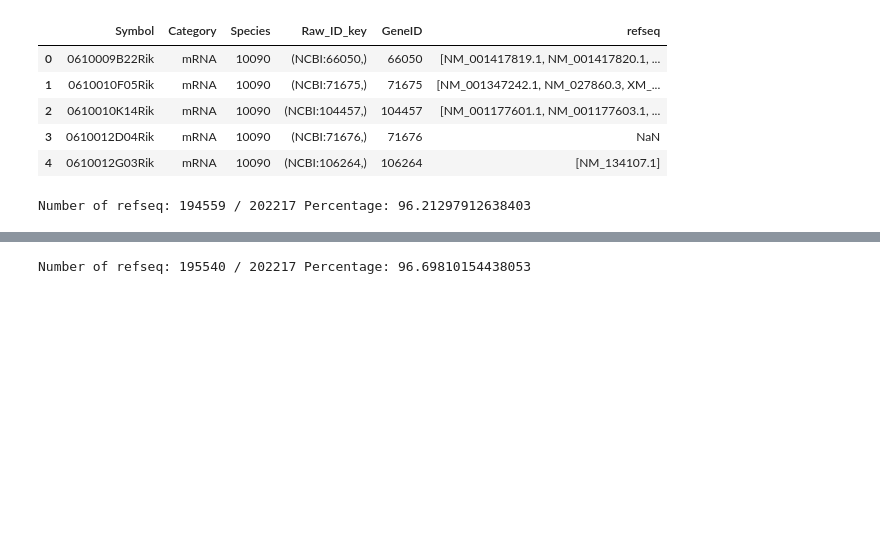
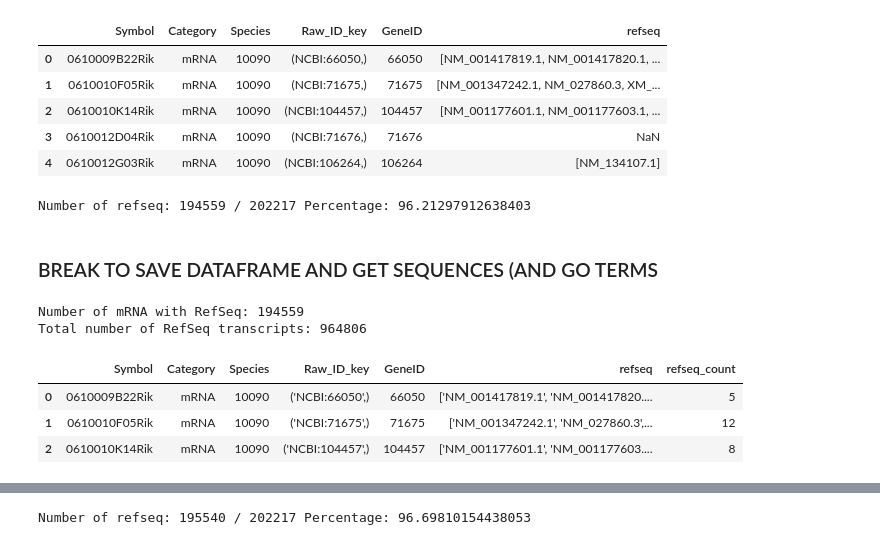
Before and after one commit to AnacletoLAB/RNAInterSeq, a Jupyter notebook: script01.ipynb, the cells around one changed output, grey strips where cells are left out. Drawn from its saved outputs; the diff is of its cells as text; code cells hidden in the pictures; blank space fills up the shorter version.

```diff
--- a/script01.ipynb
+++ b/script01.ipynb
@@ -246,3 +241,5 @@ df_ncbi.head()
 print("Number of refseq:", df_ncbi["refseq"].notna().sum(),"/",len(df_ncbi), "Percentage:", 100*df_ncbi["refseq"].notna().sum()/len(df_ncbi))
 # %% [output]
 Number of refseq: 194559 / 202217 Percentage: 96.21297912638403
+# %% [markdown]
+###  BREAK TO SAVE DATAFRAME AND GET SEQUENCES (AND GO TERMS
@@ -248,0 +255,13 @@ Number of refseq: 194559 / 202217 Percentage: 96.21297912638403
+# %%
+# Load the df_ncbi_194k.csv to use directly without having to run the previous code again
+df_ncbi_194k = pd.read_csv("df_ncbi_194k.csv")
+print("Number of mRNA with RefSeq:", len(df_ncbi_194k))
+print("Total number of RefSeq transcripts:", df_ncbi_194k["refseq_count"].sum()) # Count how many RefSeq transcripts we have in total (sum of refseq_count)
+df_ncbi_194k.head(3)
+# %% [output]
+Number of mRNA with RefSeq: 194559
+Total number of RefSeq transcripts: 964806
+|  | Symbol | Category | Species | Raw_ID_key | GeneID | refseq | refseq_count |
+| 0 | 0610009B22Rik | mRNA | 10090 | ('NCBI:66050',) | 66050 | ['NM_001417819.1', 'NM_001417820.... | 5 |
+| 1 | 0610010F05Rik | mRNA | 10090 | ('NCBI:71675',) | 71675 | ['NM_001347242.1', 'NM_027860.3',... | 12 |
+| 2 | 0610010K14Rik | mRNA | 10090 | ('NCBI:104457',) | 104457 | ['NM_001177601.1', 'NM_001177603.... | 8 |
```
Also changed, not shown: parts of 17 cells of this notebook.
